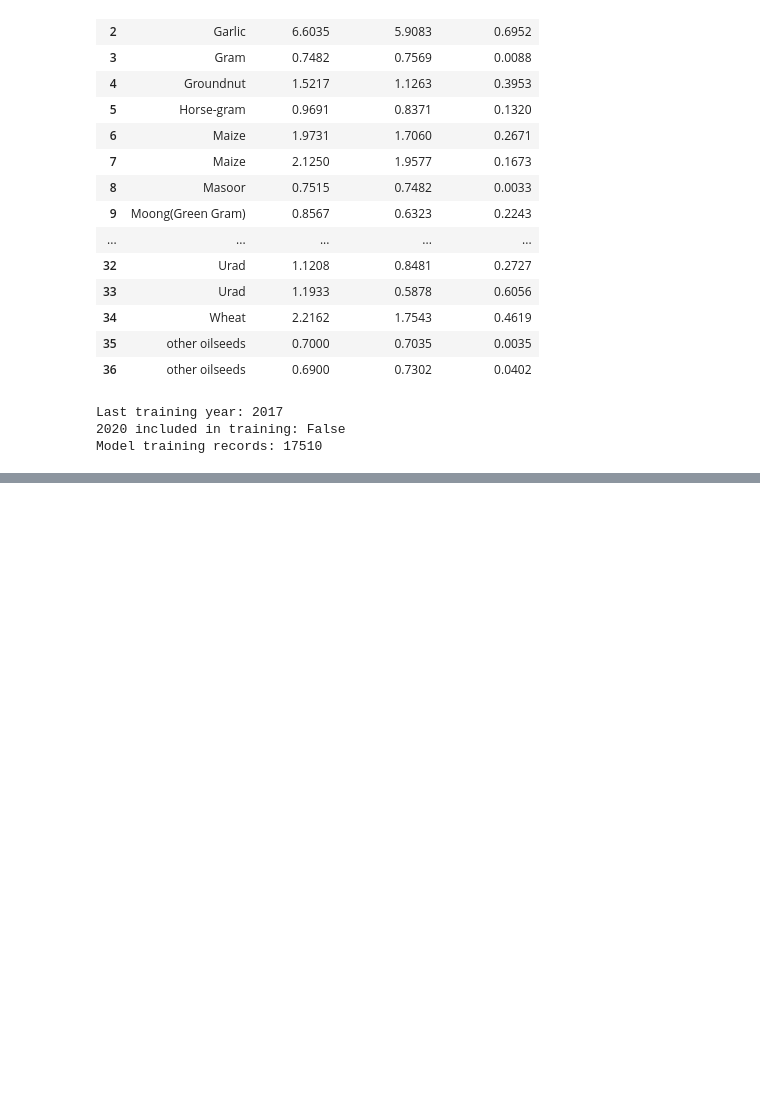
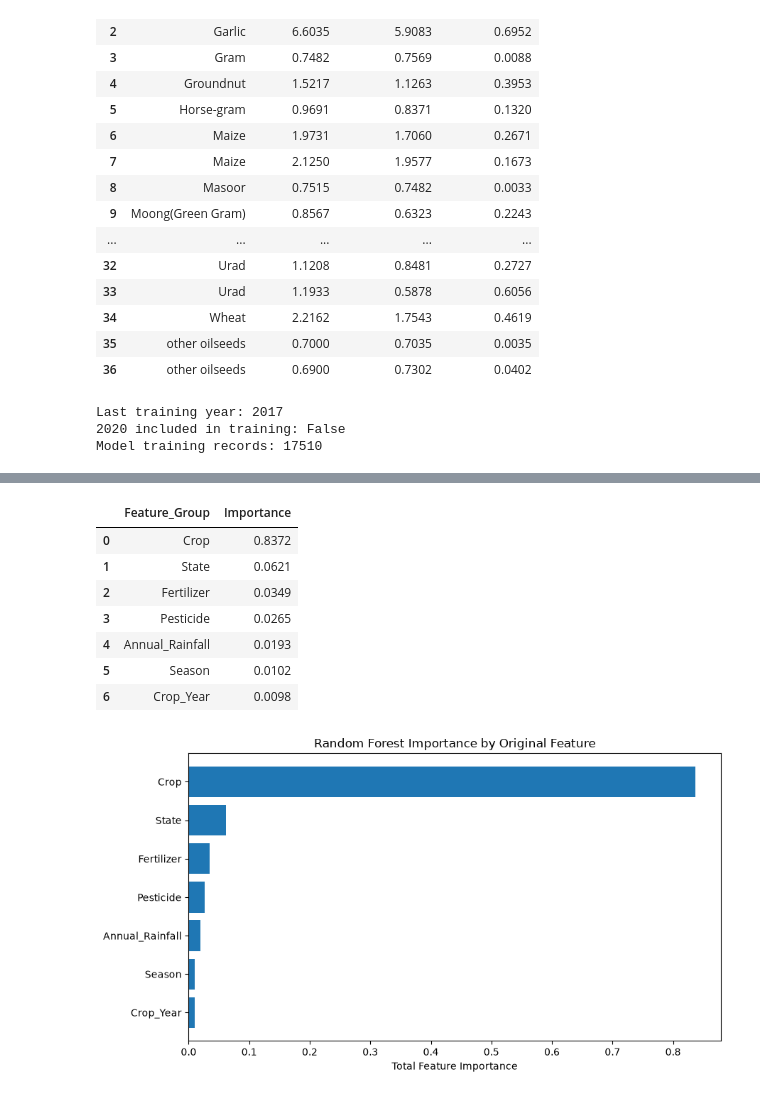
Before and after one commit to rohan24may/Crop-Yield-Analysis, a Jupyter notebook: notebooks/04_model_improvement.ipynb, the cells around one changed output, grey strips where cells are left out. Cells and saved outputs as stored; diff of their text form; code cells hidden in the pictures; blank space fills up the shorter version.

```diff
--- a/notebooks/04_model_improvement.ipynb
+++ b/notebooks/04_model_improvement.ipynb
@@ -1157,0 +2216,54 @@ Model training records: 17510
+# %%
+
+# Aggregate encoded feature importance by original feature group
+
+importance_df["Feature_Group"] = importance_df["Feature"].str.extract(
+    r"^(?:categorical|numerical)__([^_]+)"
+)
+
+# Use the transformer prefix to identify the original feature correctly
+def get_feature_group(feature):
+    name = feature.split("__", 1)[1]
+
+    if feature.startswith("categorical__"):
+        if name.startswith("Crop_"):
+            return "Crop"
+        elif name.startswith("State_"):
+            return "State"
+        elif name.startswith("Season_"):
+            return "Season"
+
+    return name
+
+importance_df["Feature_Group"] = importance_df["Feature"].apply(
+    get_feature_group
+)
+
+grouped_importance = (
+    importance_df.groupby("Feature_Group")["Importance"]
+    .sum()
+    .sort_values(ascending=False)
+    .reset_index()
+)
+
+display(grouped_importance.round(4))
+
+plt.figure(figsize=(9, 5))
+plt.barh(
+    grouped_importance.sort_values("Importance")["Feature_Group"],
+    grouped_importance.sort_values("Importance")["Importance"]
+)
+plt.xlabel("Total Feature Importance")
+plt.title("Random Forest Importance by Original Feature")
+plt.tight_layout()
+plt.show()
+# %% [output]
+|  | Feature_Group | Importance |
+| 0 | Crop | 0.8372 |
+| 1 | State | 0.0621 |
+| 2 | Fertilizer | 0.0349 |
+| 3 | Pesticide | 0.0265 |
+| 4 | Annual_Rainfall | 0.0193 |
+| 5 | Season | 0.0102 |
+| 6 | Crop_Year | 0.0098 |
+[figure, added]
```
Also changed, not shown: parts of 32 cells of this notebook, 6 other files.
